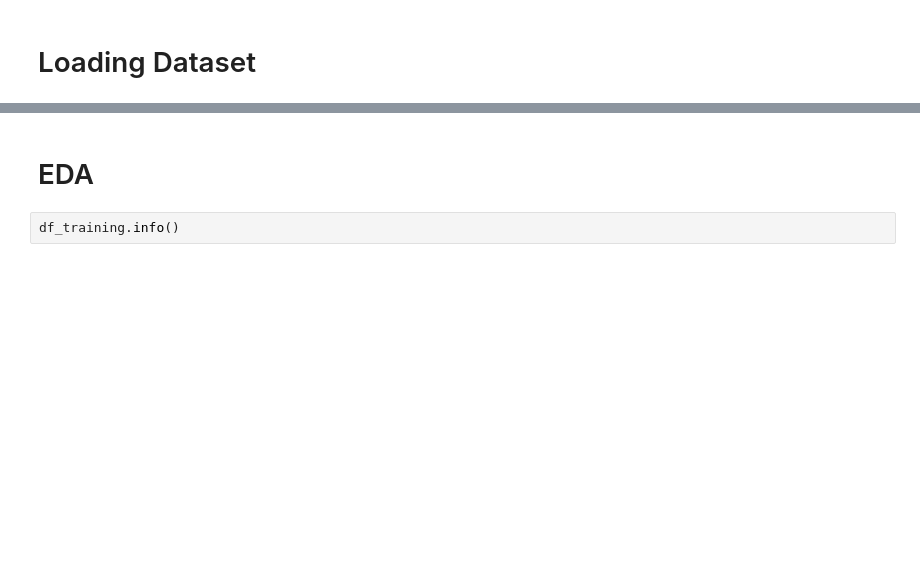
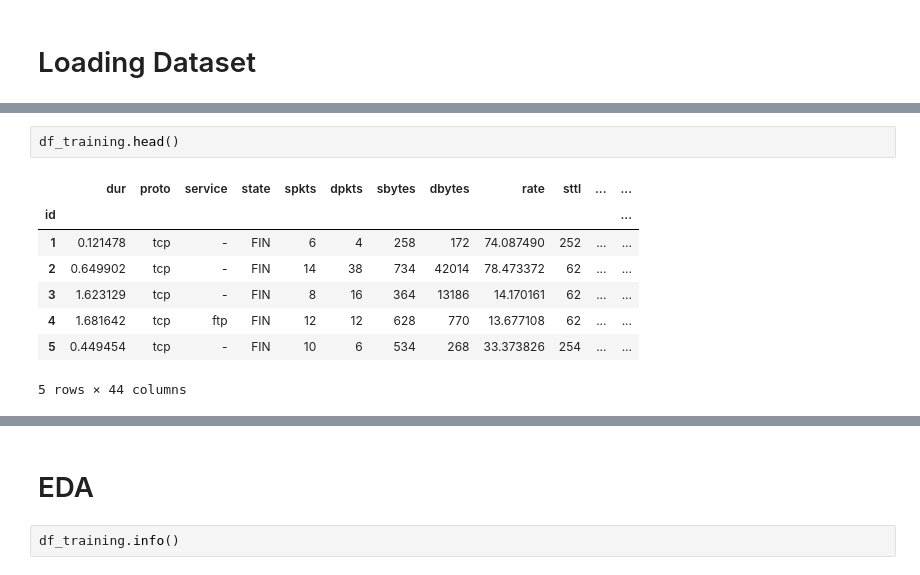
Before and after one commit to SukhmeetSingh2002/IDS-Project, a Jupyter notebook: code/code.ipynb, the cells around one changed output, grey strips where cells are left out. Saved outputs shown, nothing was run; the diff lists cells and outputs as text; blank space fills up the shorter version.

```diff
--- a/code/code.ipynb
+++ b/code/code.ipynb
@@ -39 +65,12 @@ df_training.shape, df_testing.shape
+# %%
+df_training.head()
+# %% [output]
+|  | dur | proto | service | state | spkts | dpkts | sbytes | dbytes | rate | sttl | ... | ... |
+| id |  |  |  |  |  |  |  |  |  |  |  | ... |
+| 1 | 0.121478 | tcp | - | FIN | 6 | 4 | 258 | 172 | 74.087490 | 252 | ... | ... |
+| 2 | 0.649902 | tcp | - | FIN | 14 | 38 | 734 | 42014 | 78.473372 | 62 | ... | ... |
+| 3 | 1.623129 | tcp | - | FIN | 8 | 16 | 364 | 13186 | 14.170161 | 62 | ... | ... |
+| 4 | 1.681642 | tcp | ftp | FIN | 12 | 12 | 628 | 770 | 13.677108 | 62 | ... | ... |
+| 5 | 0.449454 | tcp | - | FIN | 10 | 6 | 534 | 268 | 33.373826 | 254 | ... | ... |
+5 rows × 44 columns
 # %%
```
Also changed, not shown: parts of 32 cells of this notebook, 5 other files.
